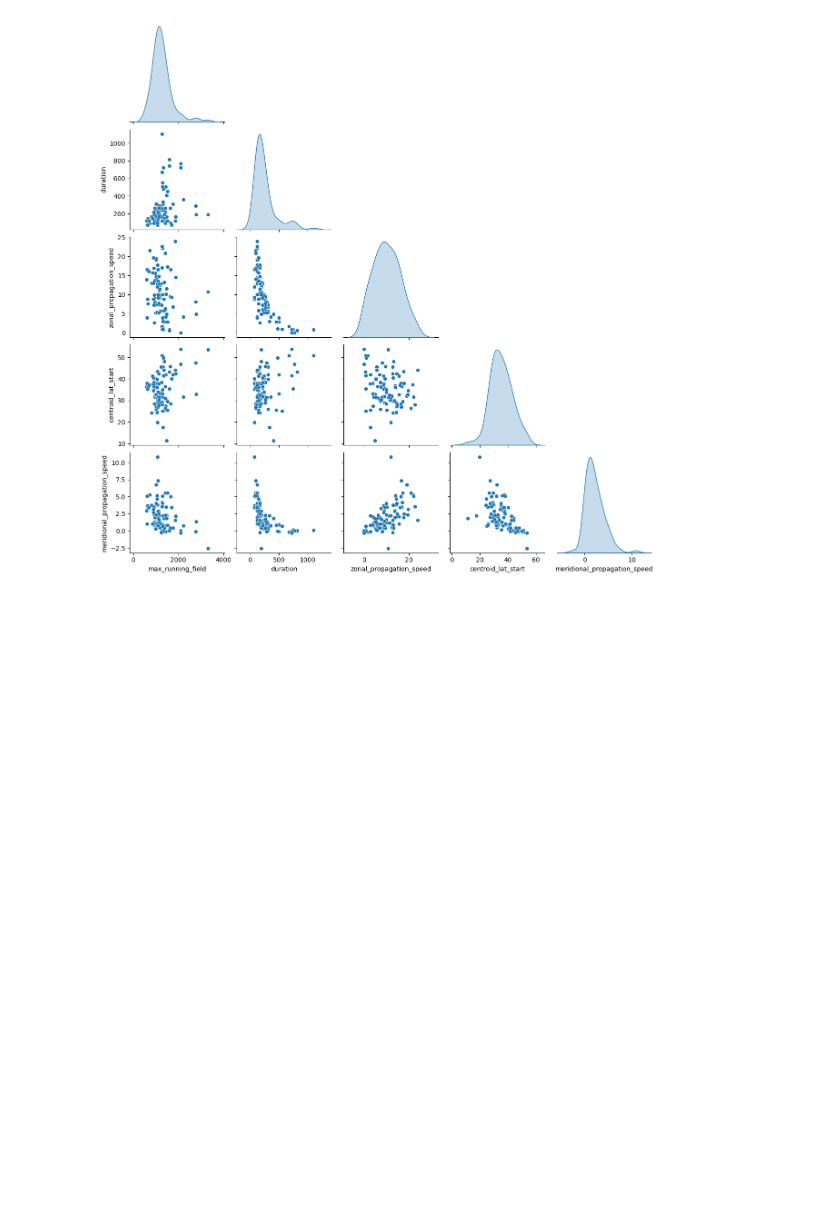
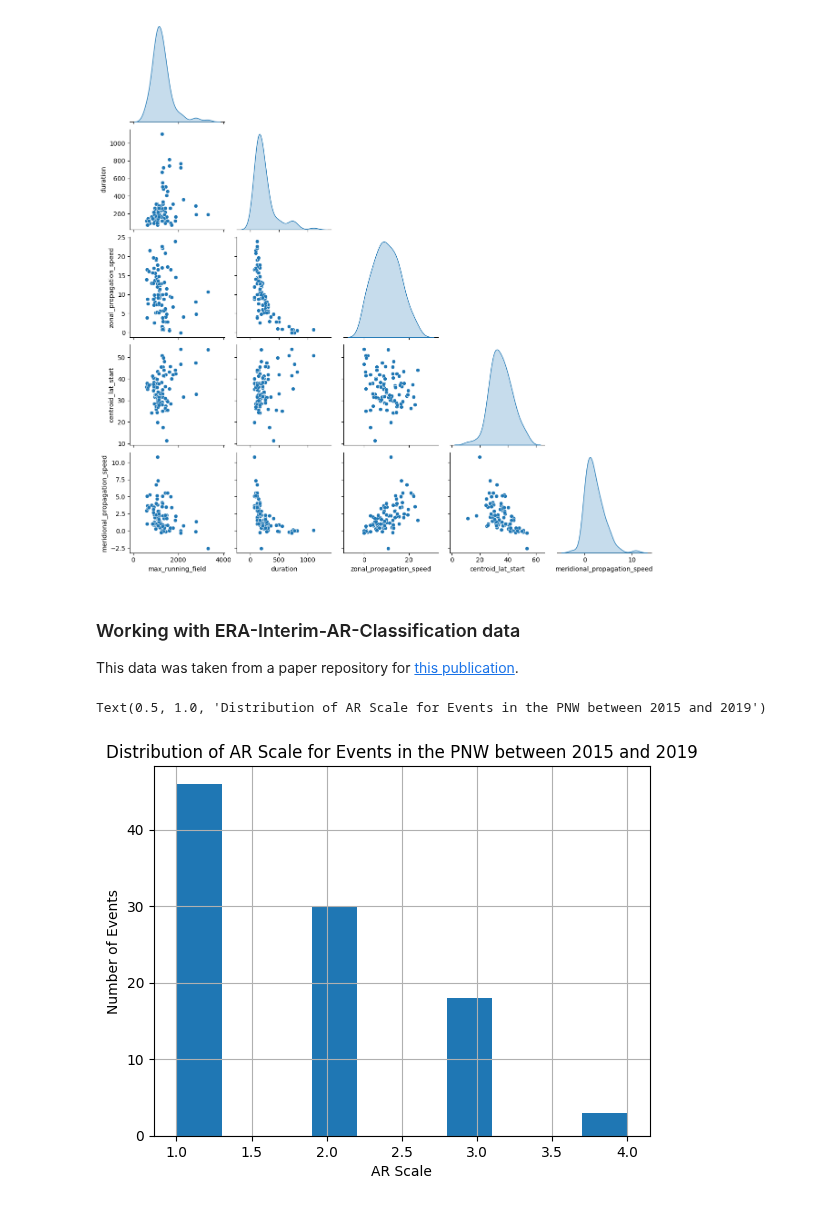
Before and after one commit to UW-ESS-DS/MLGeo-2023-Atmospheric-Rivers, a Jupyter notebook: notebooks/03_data_characterization.ipynb, the cells around one changed output. Drawn from its saved outputs; the diff is of its cells as text; code cells hidden in the pictures; blank space fills up the shorter version.

```diff
--- a/notebooks/03_data_characterization.ipynb
+++ b/notebooks/03_data_characterization.ipynb
@@ -78,3 +79,54 @@ sns.pairplot(event_df[cols_to_compare], diag_kind='kde', corner=True)
 # %% [output]
 <seaborn.axisgrid.PairGrid at 0x...>
 [figure]
+# %% [markdown]
+### Working with ERA-Interim-AR-Classification data
+This data was taken from a paper repository for [this publication]([https://agupubs.onlinelibrary.wiley.com/doi/10.1029/2022JD037180).
+# %%
+ds = xr.open_dataset(f'../data/02_processed/ERA-Interim-AR-Classification/ARscale.nc')
+ds_filter_01 = ds.where((ds.lon > 235) &
+                        (ds.lon < 240) &
+                        (ds.lat > 45) &
+                        (ds.lat < 52), drop=True)
+# %%
+# drop nans for time, but not all cells need to have data
+ds_filter_02 = ds_filter_01.scale.squeeze().dropna(dim='time', how='all')
+# filter to the years since water year 2015
+ds_filter_03 = ds_filter_02.where((ds_filter_02.time.dt.year > 2014) &
+                                  (ds_filter_02>0), drop=True)
+# take the zonal and meridional median values
+# this essentially will take the median value within the grid cells we defined as
+ds_filter_04 = ds_filter_03.median(dim='lon').median(dim='lat')
+# conert to integer values and drop values less than 1
+ds_filter_05 = ds_filter_04.astype(int)
+# %%
+# convert to a dataframe
+df = ds_filter_05.to_dataframe()
+# add a column for the date
+df['date'] = df.index.date
+# add a column as time difference from the previous index
+df['time_diff'] = df.index.to_series().diff().dt.days
+
+# iterate through the time_diff column, if the value is zero, store the same event id value, if the value is non-zero, add 1 to the event_id and store the value
+event_id = 0
+event_list = []
+for val in df.time_diff:
+    if val == 0:
+        event_list.append(event_id)
+    else:
+        event_id += 1
+        event_list.append(event_id)
+# add event_id column to the dataframe
+df['event_id'] = event_list
+# %%
+# groupby event ids
+grouped_df = df.groupby('event_id').agg({'date': ['first', 'last'], 'time_diff': 'count', 'scale': 'max'})
+grouped_df['scale'].hist()
+# add x and y labels
+plt.xlabel('AR Scale')
+plt.ylabel('Number of Events')
+# add a title
+plt.title('Distribution of AR Scale for Events in the PNW between 2015 and 2019')
+# %% [output]
+Text(0.5, 1.0, 'Distribution of AR Scale for Events in the PNW between 2015 and 2019')
+[figure, added]
```
Also changed, not shown: parts of 1 cell of this notebook.
